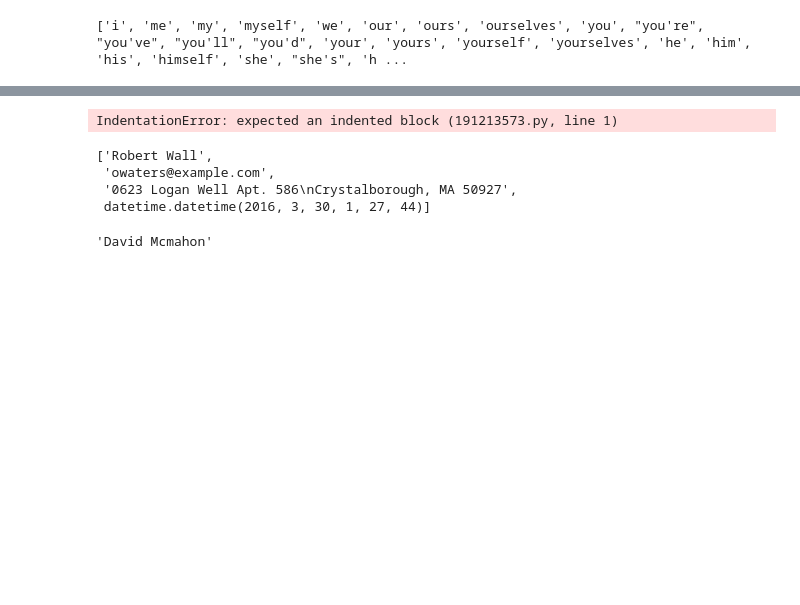
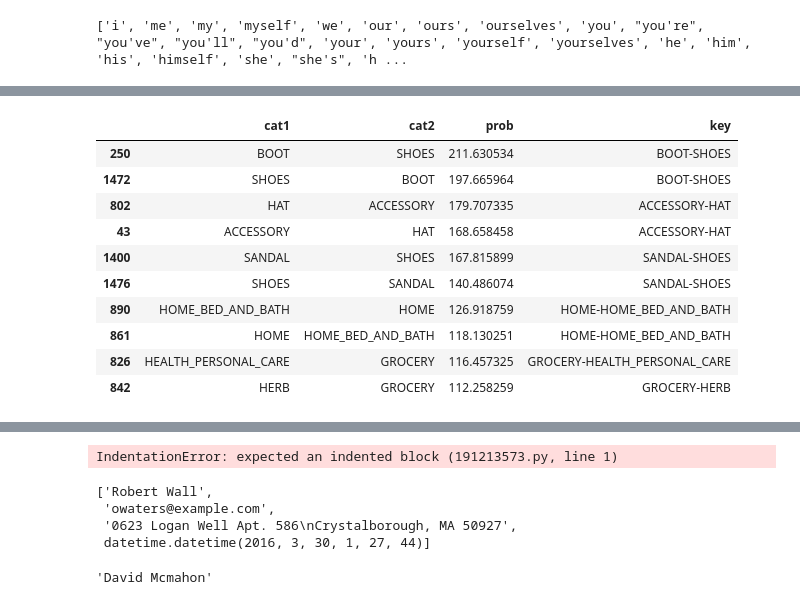
Before and after one commit to shishircc/data-generator, a Jupyter notebook: DataGenV2.ipynb, the cells around one changed output, grey strips where cells are left out. Cells and saved outputs as stored; diff of their text form; code cells hidden in the pictures; blank space fills up the shorter version.

```diff
--- a/DataGenV2.ipynb
+++ b/DataGenV2.ipynb
@@ -227,0 +326,14 @@ model.findKBest
+# %%
+top.head(10)
+# %% [output]
+|  | cat1 | cat2 | prob | key |
+| 250 | BOOT | SHOES | 211.630534 | BOOT-SHOES |
+| 1472 | SHOES | BOOT | 197.665964 | BOOT-SHOES |
+| 802 | HAT | ACCESSORY | 179.707335 | ACCESSORY-HAT |
+| 43 | ACCESSORY | HAT | 168.658458 | ACCESSORY-HAT |
+| 1400 | SANDAL | SHOES | 167.815899 | SANDAL-SHOES |
+| 1476 | SHOES | SANDAL | 140.486074 | SANDAL-SHOES |
+| 890 | HOME_BED_AND_BATH | HOME | 126.918759 | HOME-HOME_BED_AND_BATH |
+| 861 | HOME | HOME_BED_AND_BATH | 118.130251 | HOME-HOME_BED_AND_BATH |
+| 826 | HEALTH_PERSONAL_CARE | GROCERY | 116.457325 | GROCERY-HEALTH_PERSONAL_CARE |
+| 842 | HERB | GROCERY | 112.258259 | GROCERY-HERB |
```
Also changed, not shown: parts of 46 cells of this notebook.
